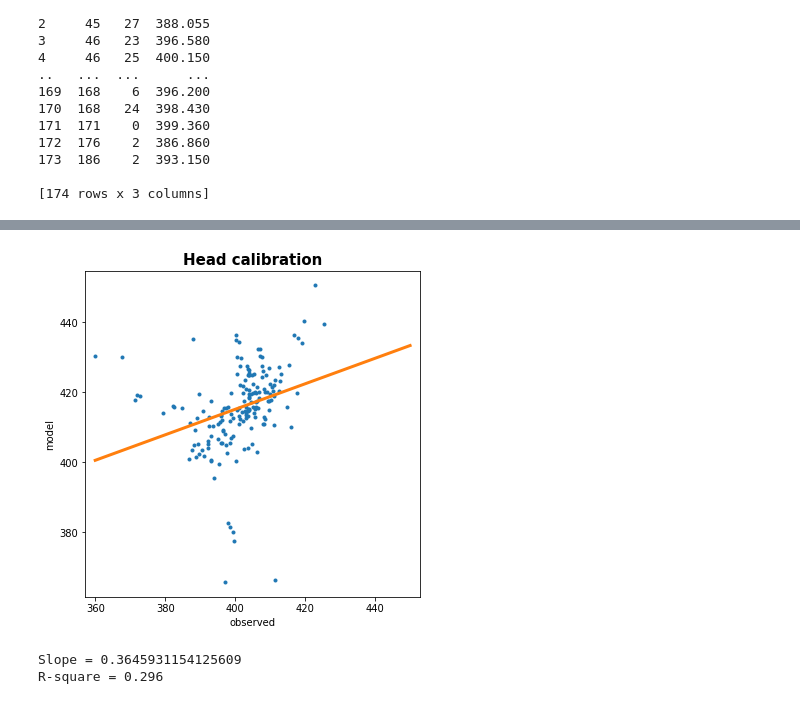
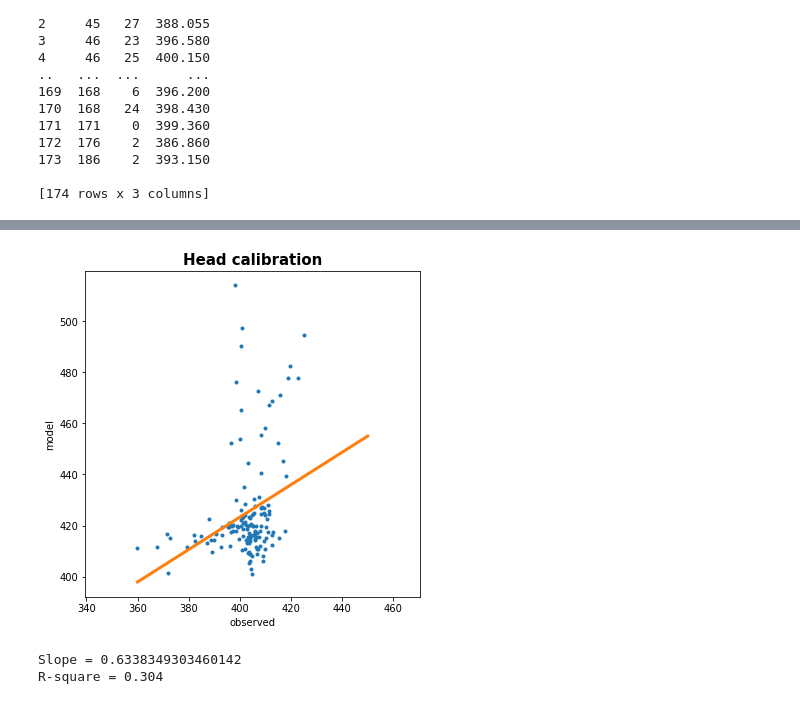
Before and after one commit to Firas-95/GEO572-Project-E.St.Louis, a Jupyter notebook: ESL_model_v2.21.ipynb, the cells around one changed output, grey strips where cells are left out. Saved outputs shown, nothing was run; the diff lists cells and outputs as text; code cells hidden in the pictures.

```diff
--- a/ESL_model_v2.21.ipynb
+++ b/ESL_model_v2.21.ipynb
@@ -382,13 +380,13 @@ def kloader(rastername, k1, k2, threshold):
                 percentgrid[row - 1, col - 1] = k2
     return percentgrid
 # %%
-kl1 = kloader('percentl1.tif', kc, kf, threshold1)
+kl1 = kloader('percentl1.tif', kc, kf, 30)
 kl2 = kloader('percentl2.tif', kc, kf, threshold1)
 kl3 = kloader('percentl3.tif', kc, kf, threshold1)
 kl4 = kloader('percentl4.tif', kc, kf, threshold1)
 kl5 = kloader('percentl5.tif', kc, kf, threshold1)
 kl6 = kloader('percentl6.tif', kc, kf, threshold1)
-kl7 = kloader('percentl7.tif', kc, kf, threshold1)
+kl7 = kloader('percentl7.tif', kvc, kc, threshold2)
 kl8 = kloader('percentl8.tif', kvc, kc, threshold2)
 kl9 = kloader('percentl9.tif', kvc, kc, threshold2)
 kl10 = kl9 - kl9 + kb
@@ -430,10 +418,10 @@ def modify_pumpage(year:str):
   dfpump = dfpump.drop(list_drop)
   # 4. drop item with no value
   dfpump = dfpump.dropna(subset=["lam_x", "lam_y","depth",year],how='any')
-  modified_pump = dfpump[["lam_x","lam_y","depth",year]]
+  modified_pump = dfpump[["owner","lam_x","lam_y","depth",year]]
   modified_pump.index = range(len(modified_pump))
   return modified_pump
 
 pump95 = modify_pumpage("1995")
-print(pump95.head(5))
+print(pump95)
 # %% [output]
@@ -816,3 +787,7 @@ print(dfhisthead)
 173  186    2  393.150
 
 [174 rows x 3 columns]
+# %%
+dfhisthead['x']=dfhisthead['col']*dy+dy/2
+dfhisthead['y']=dfhisthead['row']*dx+dx/2
+print(dfhisthead)
@@ -819,28 +833,29 @@ print(dfhisthead)
 # %%
 model=[]
 for index, row in dfhisthead.iterrows():
-  model.append(head[0][int(row["row"])][int(row["col"])])
+  model.append(head1[int(row["row"])][int(row["col"])])
 dfhisthead['model']=model
+dfhisthead=dfhisthead.dropna(how='any')
 "Create the calibration plot."
 plt.figure(figsize=[6,6])
 plt.plot(dfhisthead["y1995"],dfhisthead["model"],'.')
 plt.xlabel('observed')
 plt.ylabel('model')
 plt.axis("equal")
 plt.title('Head calibration',fontsize=15,fontweight='bold')
 
 def linline(x, a, b):
     return a + b * x
 
 para, conv = spo.curve_fit(linline, dfhisthead["y1995"],dfhisthead["model"])
 # z = np.polyfit(dfhisthead["y1995"],dfhisthead["model"], 1,conv=True)
 correlation = np.corrcoef(dfhisthead["y1995"],dfhisthead["model"])[0,1]
 xx=np.linspace(360,450,90)
 
 plt.plot(xx, linline(xx,para[0],para[1]), '-', linewidth=3)
 plt.show()
 print("Slope =",para[1],"\nR-square =", round(correlation,3))
 # %% [output]
-[figure, old version]
+[figure, new version]
-Slope = 0.3645931154125609
-R-square = 0.296
+Slope = 0.6338349303460142
+R-square = 0.304
```
Also changed, not shown: parts of 17 cells of this notebook.
